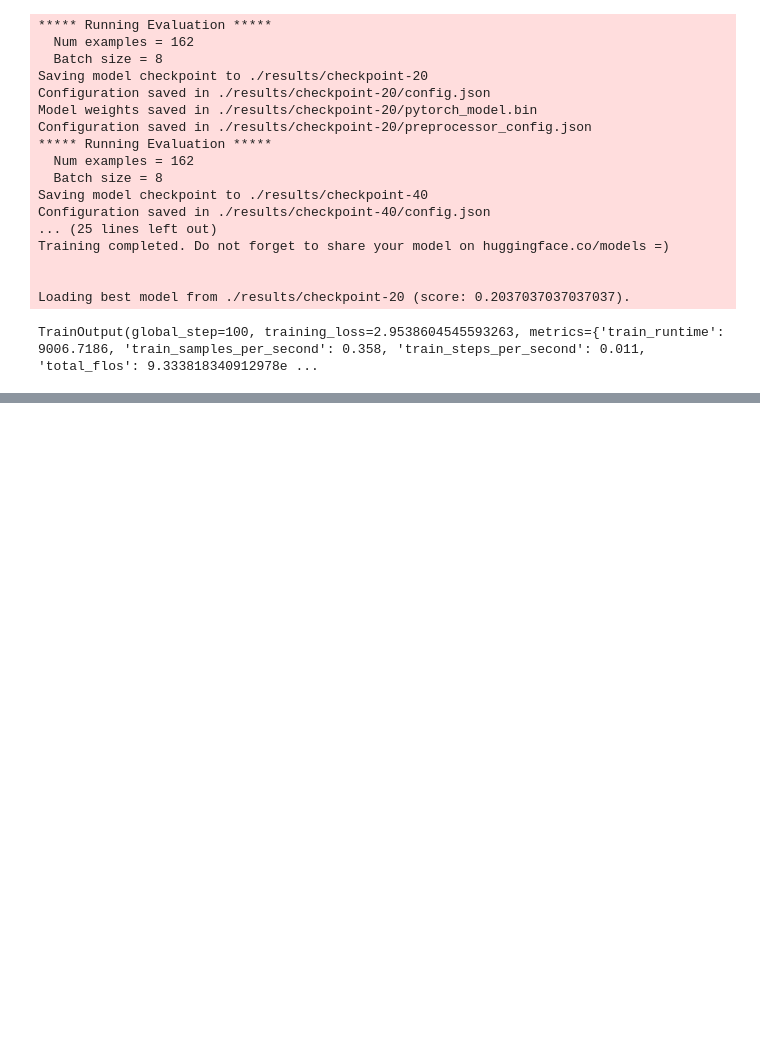
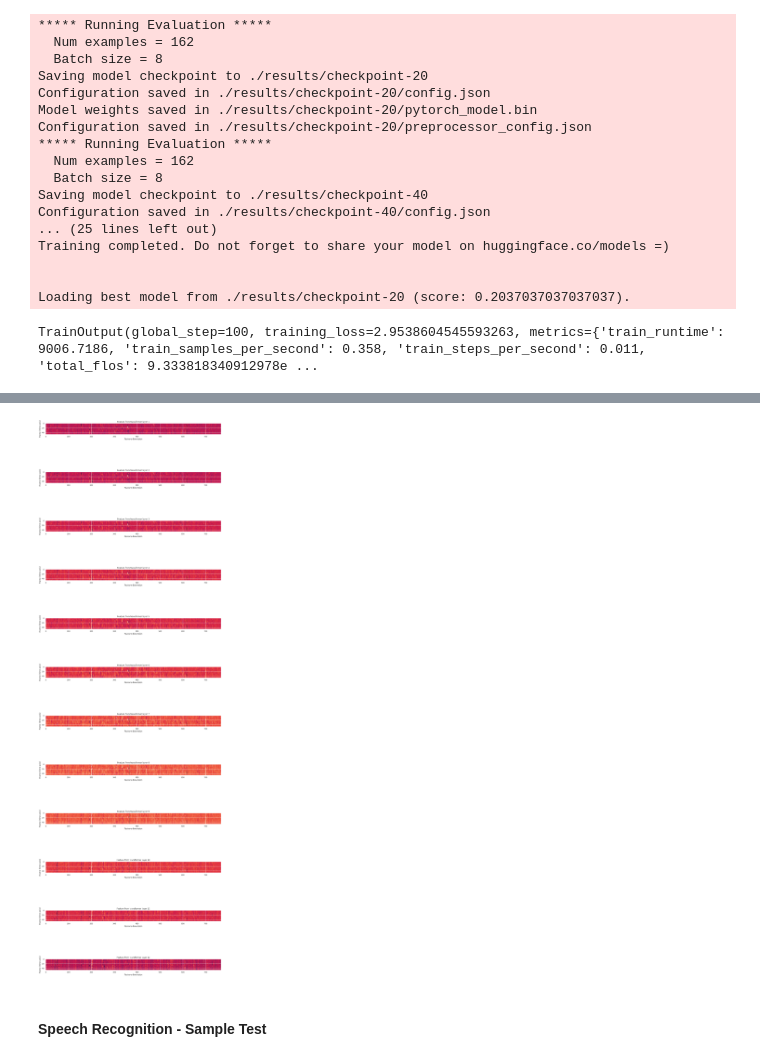
Before and after one commit to rul124/Capstone-MSED, a Jupyter notebook: MESD_Exploration.ipynb, the cells around one changed output, grey strips where cells are left out. Cells and saved outputs as stored; diff of their text form; code cells hidden in the pictures; blank space fills up the shorter version.

```diff
--- a/MESD_Exploration.ipynb
+++ b/MESD_Exploration.ipynb
@@ -508,0 +529,5 @@ TrainOutput(global_step=100, training_loss=2.9538604545593263, metrics={'train_r
+# %%
+bundle = torchaudio.pipelines.VOXPOPULI_ASR_BASE_10K_ES
+
+print(f'Sample Rate: {bundle.sample_rate}')
+print(f'Labels: {bundle.get_labels()}')
@@ -508,0 +537,7 @@ TrainOutput(global_step=100, training_loss=2.9538604545593263, metrics={'train_r
+# %%
+# try a waveform
+SAMPLE_FILE = '/Anger_C_A_abajo.wav'
+
+# load the audio file to get the sample
+waveform, sample_rate = torchaudio.load(DATA_NATURAL + SAMPLE_FILE)
+print(sample_rate)
@@ -508,0 +546,10 @@ TrainOutput(global_step=100, training_loss=2.9538604545593263, metrics={'train_r
+# %%
+# since current wave file sample rate is 48000 different from 16000,
+# we need to use torchauido.functional.resample() for resampling
+waveform = waveform.to(device)
+waveform = torchaudio.functional.resample(waveform, sample_rate, bundle.sample_rate)
+# %%
+model = bundle.get_model().to(device)
+
+with torch.inference_mode():
+  features, _ = model.extract_features(waveform)
@@ -508,0 +558,14 @@ TrainOutput(global_step=100, training_loss=2.9538604545593263, metrics={'train_r
+# %%
+# returned features is a list of tensors: each tensor is the output of a transformer layer
+fig, ax = plt.subplots(len(features), 1, figsize=(16, 4.3 * len(features)))
+for i, feats in enumerate(features):
+    ax[i].imshow(feats[0].cpu(), interpolation="nearest")
+    ax[i].set_title(f"Feature from transformer layer {i+1}")
+    ax[i].set_xlabel("Feature dimension")
+    ax[i].set_ylabel("Frame (time-axis)")
+plt.tight_layout()
+plt.show()
+# %% [output]
+[figure, added]
+# %% [markdown]
+#### Speech Recognition - Sample Test
```
Also changed, not shown: parts of 15 cells of this notebook.
